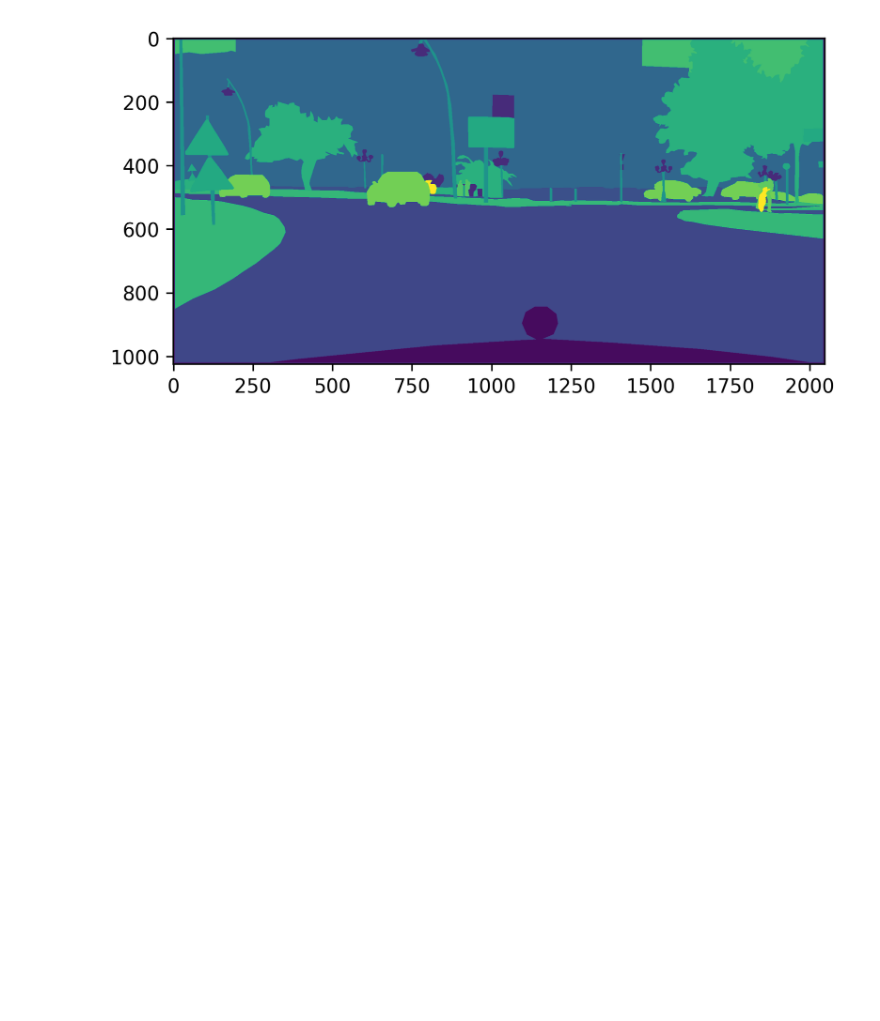
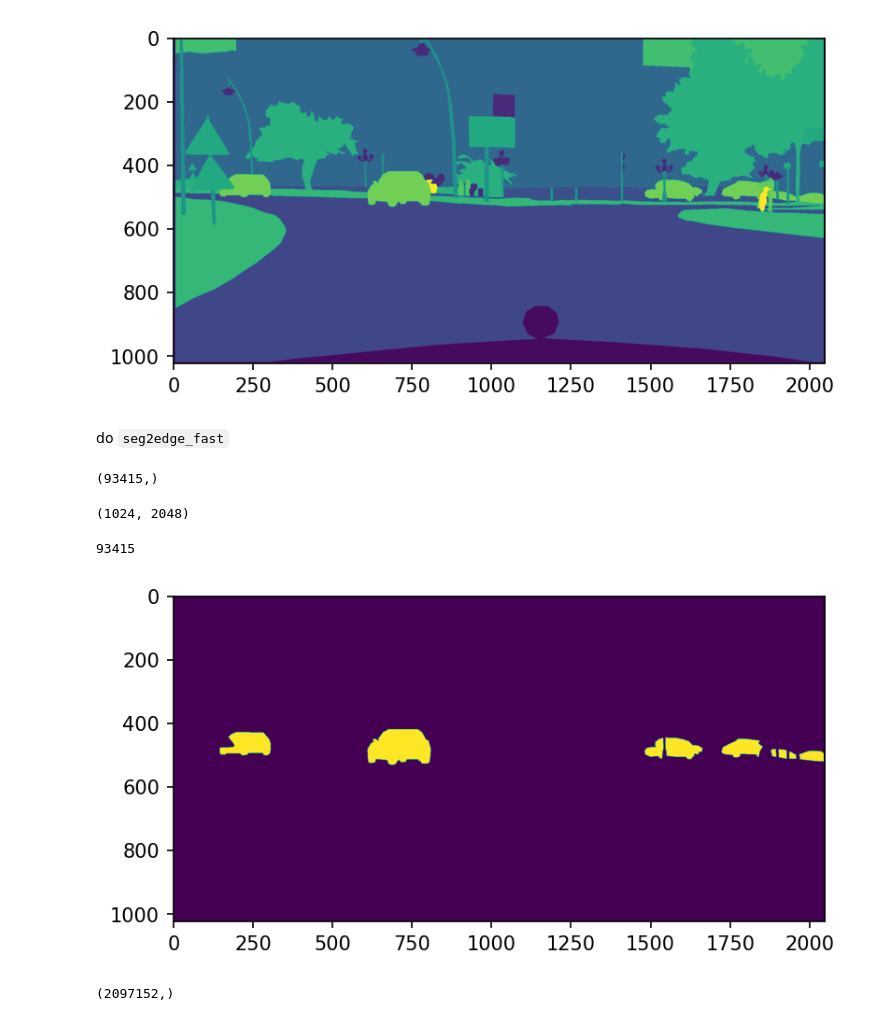
Before and after one commit to haruishi43/GSCNN, a Jupyter notebook: notebooks/preprocessing.ipynb, the cells around one changed output. Saved outputs shown, nothing was run; the diff lists cells and outputs as text; code cells hidden in the pictures; blank space fills up the shorter version.

Commit message:
convert seg2edge_fast code

```diff
--- a/notebooks/preprocessing.ipynb
+++ b/notebooks/preprocessing.ipynb
@@ -191,2 +191,4 @@ plt.gcf().set_dpi(300)
 # %% [output]
 [figure]
+# %% [markdown]
+do `seg2edge_fast`
@@ -192,0 +197,19 @@ plt.gcf().set_dpi(300)
+# %%
+a.shape
+# %% [output]
+(93415,)
+# %%
+edges.shape
+# %% [output]
+(1024, 2048)
+# %%
+np.sum(edges == True)
+# %% [output]
+93415
+# %%
+car_mask = mask == 26
+# %%
+plt.imshow(car_mask)
+plt.gcf().set_dpi(150)
+# %% [output]
+[figure, added]
@@ -192,0 +318,4 @@ plt.gcf().set_dpi(300)
+# %%
+car_edges = mask2edge_fast(car_mask, edges, 2, [], 'regular')
+# %% [output]
+(2097152,)
```
Also changed, not shown: parts of 6 cells of this notebook, 1 other file.
